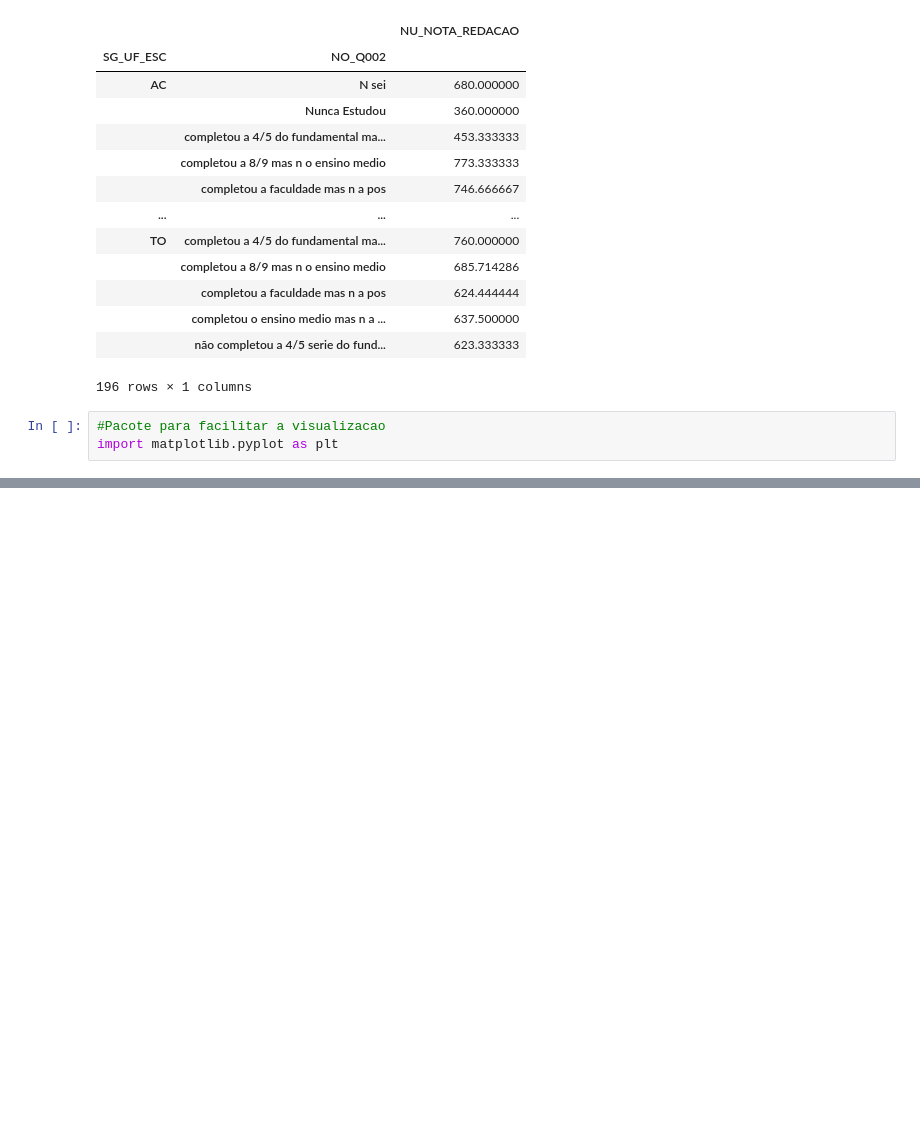
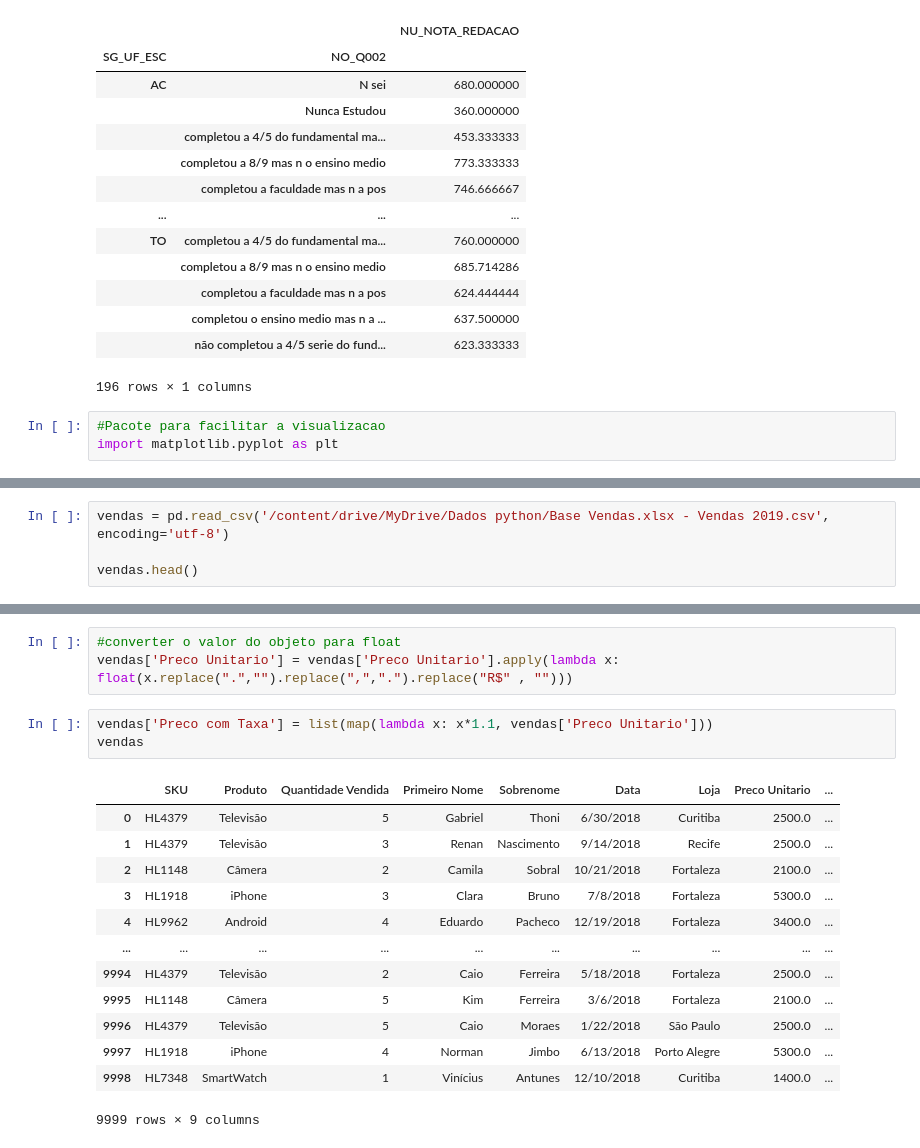
Before and after one commit to LuigiFerrari14/Curso-em-Video-Python---Guanabar-, a Jupyter notebook: pandas.ipynb, the cells around one changed output, grey strips where cells are left out. Cells and saved outputs as stored; diff of their text form; blank space fills up the shorter version.

```diff
--- a/pandas.ipynb
+++ b/pandas.ipynb
@@ -956,0 +1077,4 @@ dadosSelecionados.filter(items=['SG_UF_ESC','Q002', 'NU_NOTA_REDACAO'])\
+# %%
+vendas = pd.read_csv('/content/drive/MyDrive/Dados python/Base Vendas.xlsx - Vendas 2019.csv', encoding='utf-8')
+
+vendas.head()
@@ -956,0 +1100,20 @@ dadosSelecionados.filter(items=['SG_UF_ESC','Q002', 'NU_NOTA_REDACAO'])\
+# %%
+#converter o valor do objeto para float
+vendas['Preco Unitario'] = vendas['Preco Unitario'].apply(lambda x: float(x.replace(".","").replace(",",".").replace("R$" , "")))
+# %%
+vendas['Preco com Taxa'] = list(map(lambda x: x*1.1, vendas['Preco Unitario']))
+vendas
+# %% [output]
+|  | SKU | Produto | Quantidade Vendida | Primeiro Nome | Sobrenome | Data | Loja | Preco Unitario | ... |
+| 0 | HL4379 | Televisão | 5 | Gabriel | Thoni | 6/30/2018 | Curitiba | 2500.0 | ... |
+| 1 | HL4379 | Televisão | 3 | Renan | Nascimento | 9/14/2018 | Recife | 2500.0 | ... |
+| 2 | HL1148 | Câmera | 2 | Camila | Sobral | 10/21/2018 | Fortaleza | 2100.0 | ... |
+| 3 | HL1918 | iPhone | 3 | Clara | Bruno | 7/8/2018 | Fortaleza | 5300.0 | ... |
+| 4 | HL9962 | Android | 4 | Eduardo | Pacheco | 12/19/2018 | Fortaleza | 3400.0 | ... |
+| ... | ... | ... | ... | ... | ... | ... | ... | ... | ... |
+| 9994 | HL4379 | Televisão | 2 | Caio | Ferreira | 5/18/2018 | Fortaleza | 2500.0 | ... |
+| 9995 | HL1148 | Câmera | 5 | Kim | Ferreira | 3/6/2018 | Fortaleza | 2100.0 | ... |
+| 9996 | HL4379 | Televisão | 5 | Caio | Moraes | 1/22/2018 | São Paulo | 2500.0 | ... |
+| 9997 | HL1918 | iPhone | 4 | Norman | Jimbo | 6/13/2018 | Porto Alegre | 5300.0 | ... |
+| 9998 | HL7348 | SmartWatch | 1 | Vinícius | Antunes | 12/10/2018 | Curitiba | 1400.0 | ... |
+9999 rows × 9 columns
```
Also changed, not shown: parts of 16 cells of this notebook.
